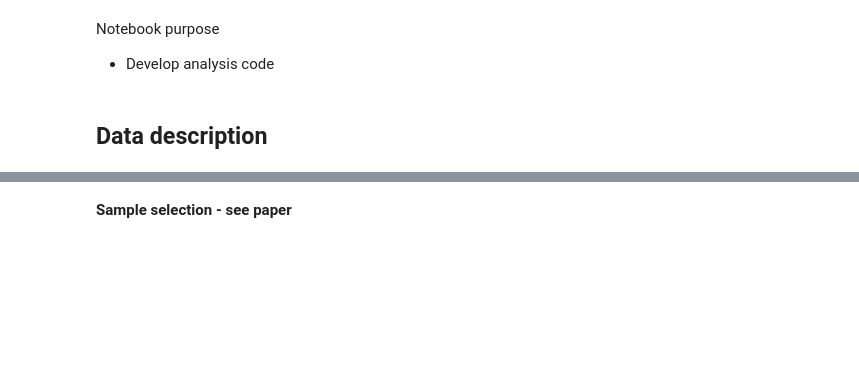
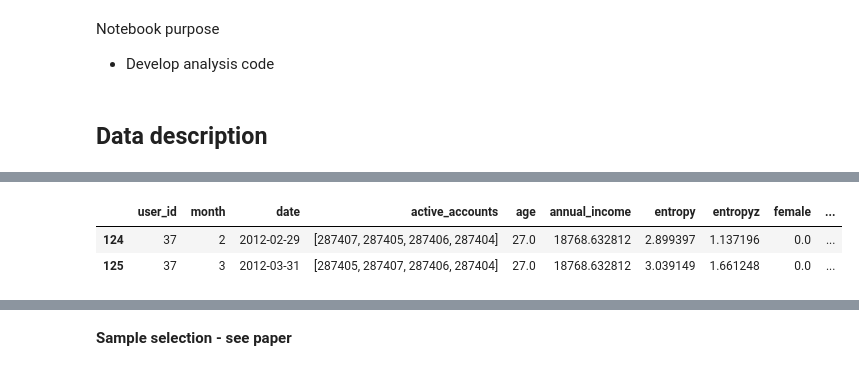
Before and after one commit to fabiangunzinger/entropy, a Jupyter notebook: notebooks/analysis.ipynb, the cells around one changed output, grey strips where cells are left out. Saved outputs shown, nothing was run; the diff lists cells and outputs as text; code cells hidden in the pictures; blank space fills up the shorter version.

```diff
--- a/notebooks/analysis.ipynb
+++ b/notebooks/analysis.ipynb
@@ -51,7 +51,6 @@ warnings.filterwarnings("once")
 # %% [markdown]
 ## Data description
 # %%
-df = hd.read_analysis_data("777")
-# hd.inspect(df)
-df.describe().T
+df = hd.read_analysis_data()
+hd.inspect(df)
 # %% [output]
@@ -58,0 +59,3 @@ ResourceWarning: Enable tracemalloc to get the object allocation traceback
+|  | user_id | month | date | active_accounts | age | annual_income | entropy | entropyz | female | ... |
+| 124 | 37 | 2 | 2012-02-29 | [287407, 287405, 287406, 287404] | 27.0 | 18768.632812 | 2.899397 | 1.137196 | 0.0 | ... |
+| 125 | 37 | 3 | 2012-03-31 | [287405, 287407, 287406, 287404] | 27.0 | 18768.632812 | 3.039149 | 1.661248 | 0.0 | ... |
```
Also changed, not shown: parts of 1 cell of this notebook, 12 other files.
